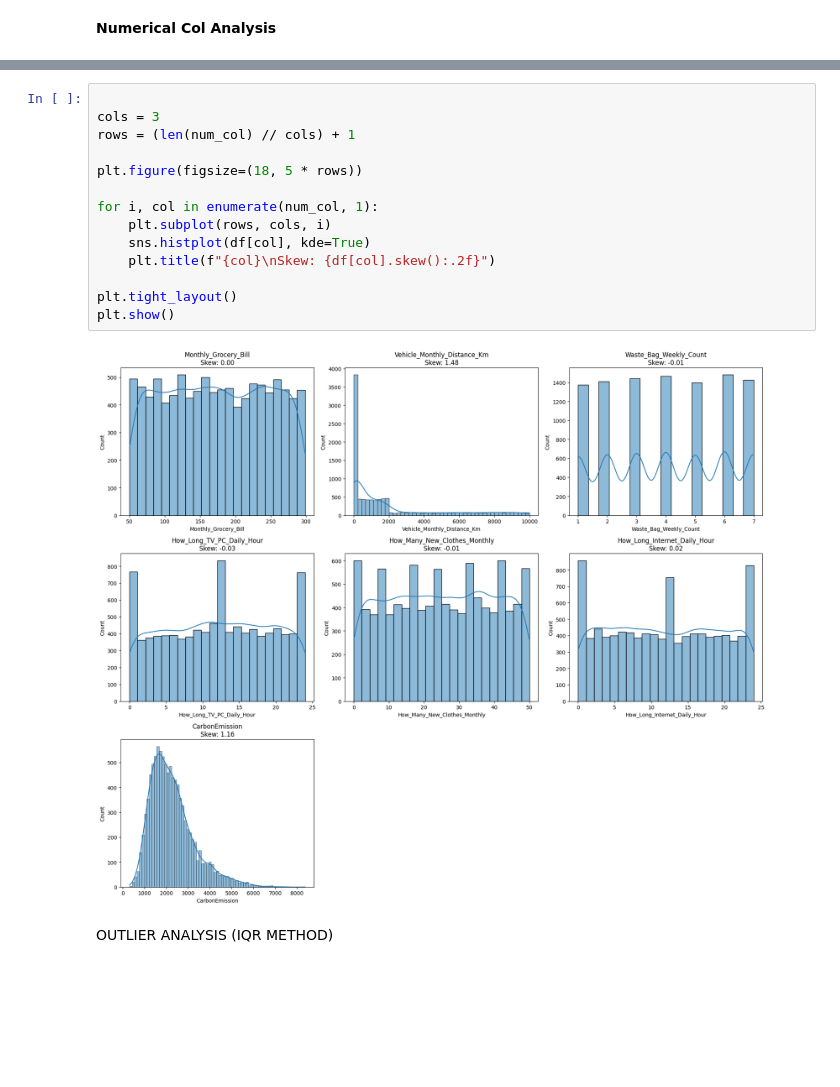
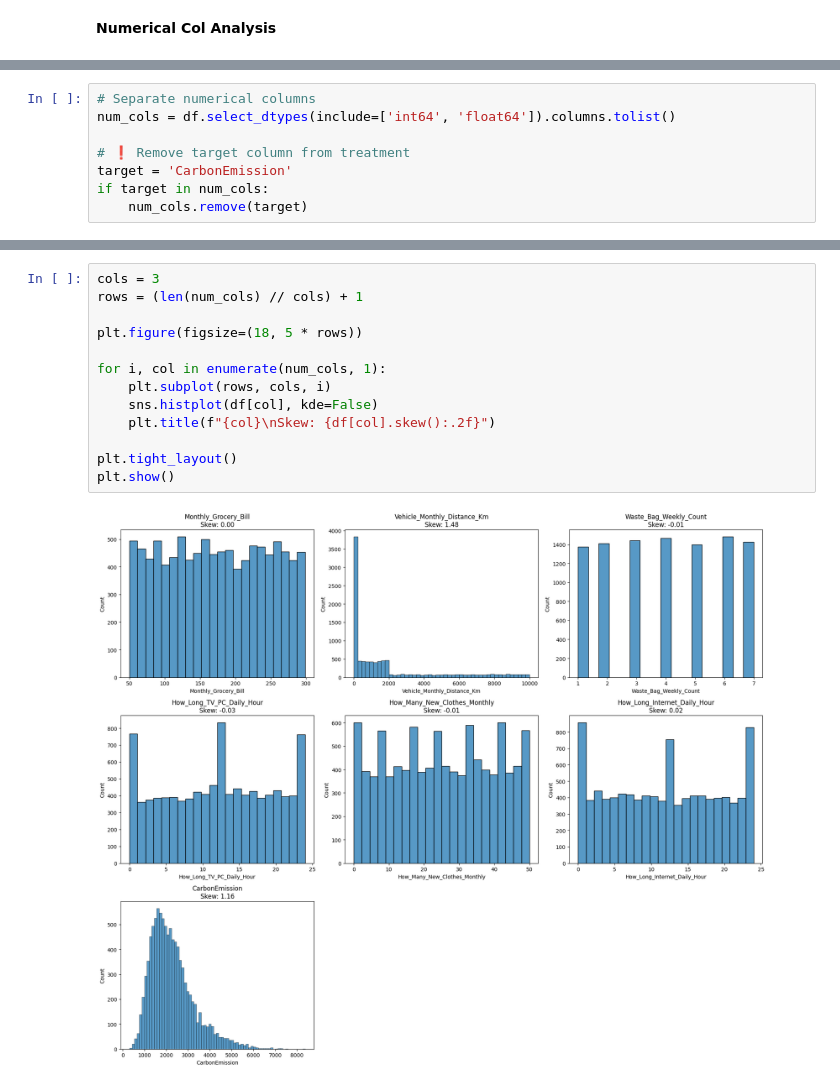
Before and after one commit to Dakshgupta25/CarbonWise, a Jupyter notebook: notebooks/carbonwise.ipynb, the cells around one changed output, grey strips where cells are left out. Cells and saved outputs as stored; diff of their text form; blank space fills up the shorter version.

Commit message:
Numerical column analysis and outlier analysis and handling outliers

```diff
--- a/notebooks/carbonwise.ipynb
+++ b/notebooks/carbonwise.ipynb
@@ -276,0 +270,8 @@ df[num_cols].describe()
+# %%
+# Separate numerical columns
+num_cols = df.select_dtypes(include=['int64', 'float64']).columns.tolist()
+
+# ❗ Remove target column from treatment
+target = 'CarbonEmission'
+if target in num_cols:
+    num_cols.remove(target)
@@ -277,19 +317,16 @@ df[num_cols].describe()
 # %%
-
 cols = 3
-rows = (len(num_col) // cols) + 1
+rows = (len(num_cols) // cols) + 1
 
 plt.figure(figsize=(18, 5 * rows))
 
-for i, col in enumerate(num_col, 1):
+for i, col in enumerate(num_cols, 1):
     plt.subplot(rows, cols, i)
-    sns.histplot(df[col], kde=True)
+    sns.histplot(df[col], kde=False)
     plt.title(f"{col}\nSkew: {df[col].skew():.2f}")
 
 plt.tight_layout()
 plt.show()
 # %% [output]
-[figure, old version]
+[figure, new version]
-# %% [markdown]
-OUTLIER ANALYSIS (IQR METHOD)
 # %%
```
Also changed, not shown: parts of 12 cells of this notebook.
